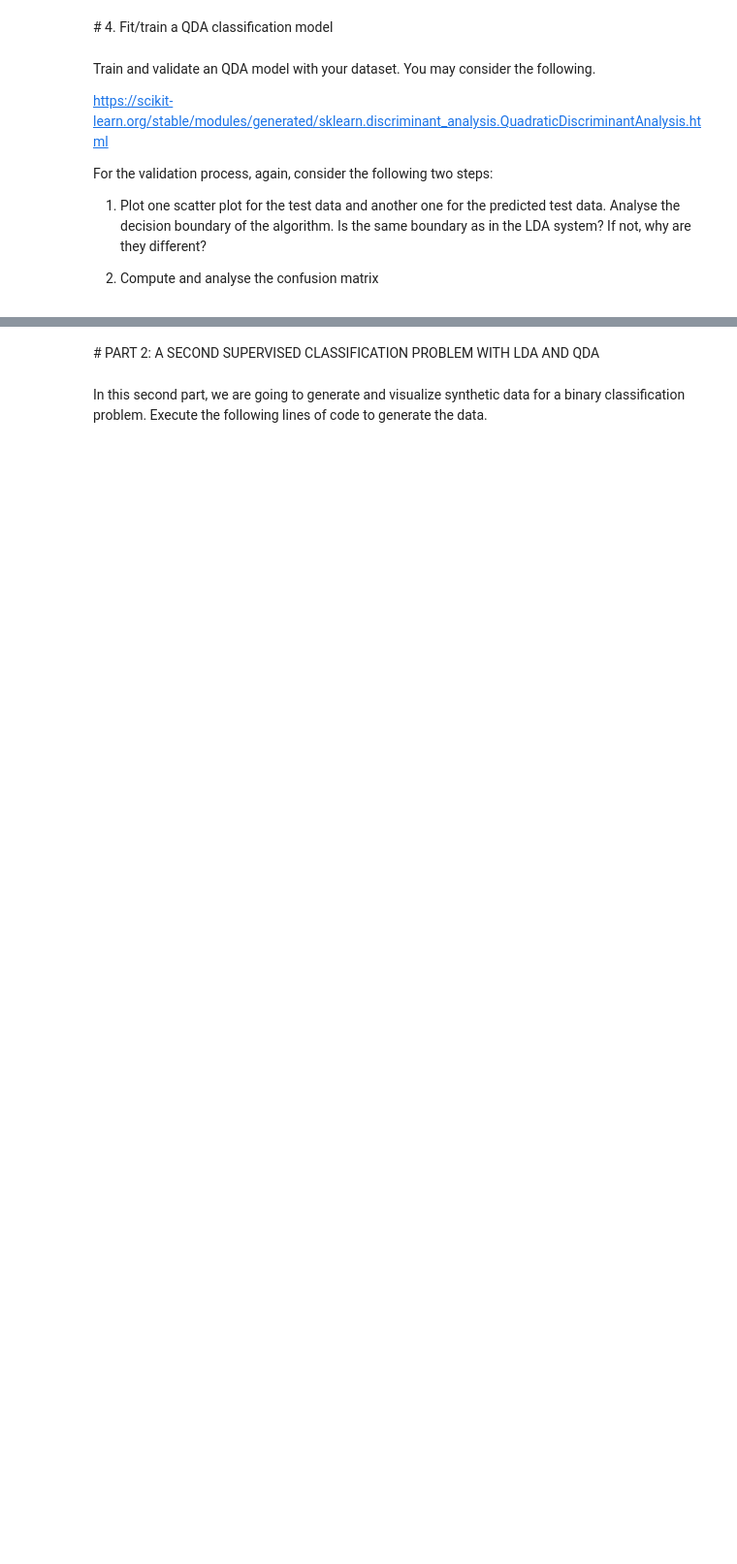
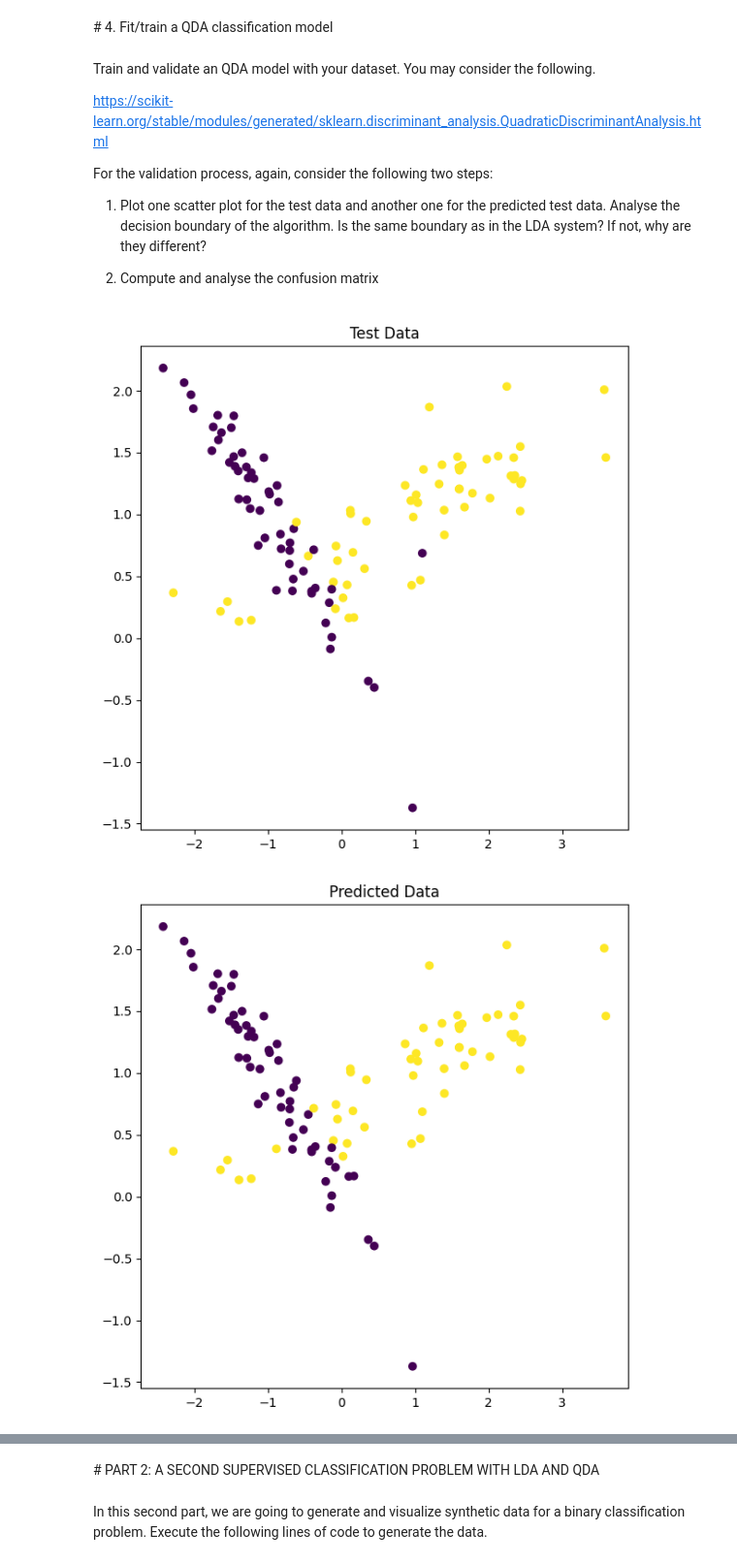
Before and after one commit to fetty31/machine_learning_tools, a Jupyter notebook: p2/p2_2_discriminant_analysis.ipynb, the cells around one changed output, grey strips where cells are left out. Shown at 97% size. Saved outputs shown, nothing was run; the diff lists cells and outputs as text; code cells hidden in the pictures; blank space fills up the shorter version.

```diff
--- a/p2/p2_2_discriminant_analysis.ipynb
+++ b/p2/p2_2_discriminant_analysis.ipynb
@@ -45,3 +95,23 @@ For the validation process, again, consider the following two steps:
 1) Plot one scatter plot for the test data and another one for the predicted test data. Analyse the decision boundary of the algorithm. Is the same boundary as in the LDA system? If not, why are they different?
 
 2) Compute and analyse the confusion matrix
+# %%
+from sklearn.discriminant_analysis import QuadraticDiscriminantAnalysis
+
+clf = QuadraticDiscriminantAnalysis()
+clf.fit(x_train, y_train)
+
+y_pred = clf.predict(x_test)
+
+plt.figure(figsize=(7,7))
+plt.scatter(x_test[:, 0], x_test[:, 1], c=y_test)
+plt.title("Test Data")
+plt.show()
+
+plt.figure(figsize=(7,7))
+plt.scatter(x_test[:, 0], x_test[:, 1], c=y_pred)
+plt.title("Predicted Data")
+plt.show()
+# %% [output]
+[figure, added]
+[figure, added]
```
Also changed, not shown: parts of 8 cells of this notebook.
